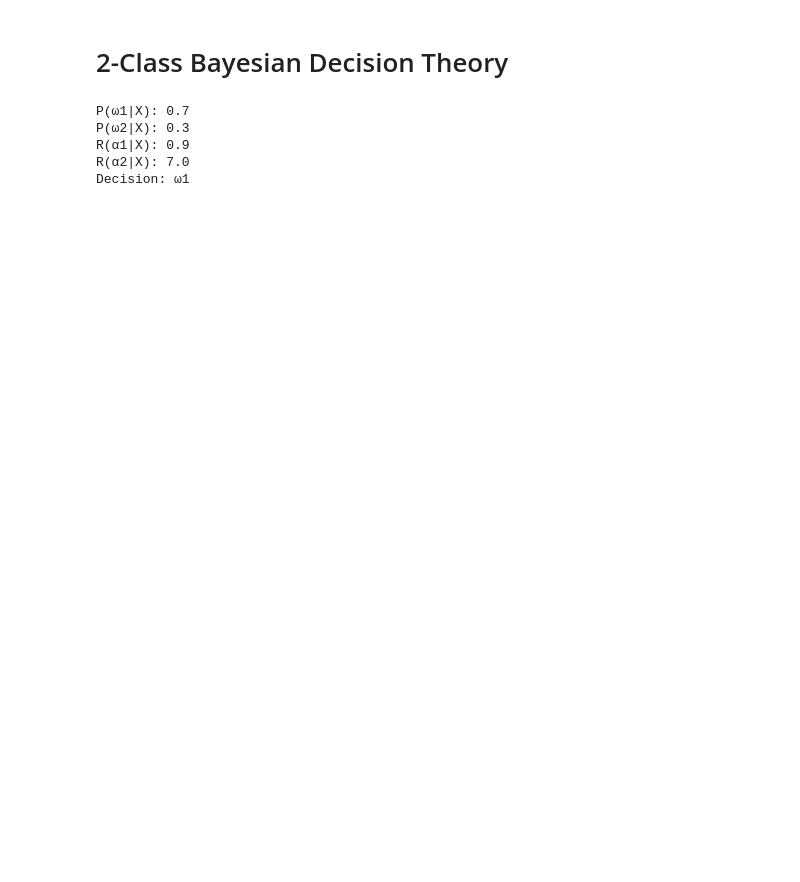
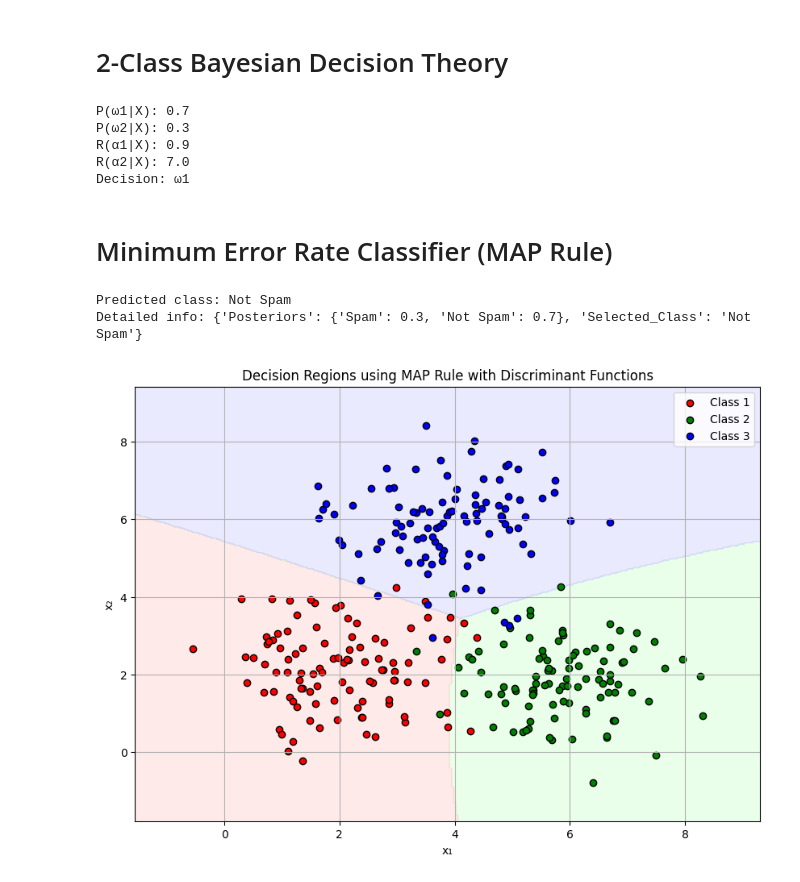
Before and after one commit to santwan/Pattern-Recognition, a Jupyter notebook: Bayesian Decision Theory for two Class Classification/two-class-bayesian-theory.ipynb, the cells around one changed output. Cells and saved outputs as stored; diff of their text form; code cells hidden in the pictures; blank space fills up the shorter version.

```diff
--- a/Bayesian Decision Theory for two Class Classification/two-class-bayesian-theory.ipynb
+++ b/Bayesian Decision Theory for two Class Classification/two-class-bayesian-theory.ipynb
@@ -55,3 +55,5 @@ P(ω2|X): 0.3
 R(α1|X): 0.9
 R(α2|X): 7.0
 Decision: ω1
+# %% [markdown]
+# Minimum Error Rate Classifier (MAP Rule)
@@ -57,0 +81,65 @@ Decision: ω1
+# %%
+# Example: Posterior probabilities for two classes
+posterior = {
+    "Spam": 0.3,
+    "Not Spam": 0.7
+}
+
+decision, info = minimum_error_rate_classifier(posterior)
+
+# Output decision and debug info
+print(f"Predicted class: {decision}")
+print("Detailed info:", info)
+# %% [output]
+Predicted class: Not Spam
+Detailed info: {'Posteriors': {'Spam': 0.3, 'Not Spam': 0.7}, 'Selected_Class': 'Not Spam'}
+# %%
+import numpy as np
+import matplotlib.pyplot as plt
+from matplotlib.colors import ListedColormap
+from sklearn.naive_bayes import GaussianNB
+
+# Step 1: Generate synthetic 2D data for 3 classes
+np.random.seed(0)
+N = 100
+X1 = np.random.multivariate_normal([2, 2], [[1, 0], [0, 1]], N)
+X2 = np.random.multivariate_normal([6, 2], [[1, 0], [0, 1]], N)
+X3 = np.random.multivariate_normal([4, 6], [[1, 0], [0, 1]], N)
+
+X = np.vstack([X1, X2, X3])
+y = np.array([0]*N + [1]*N + [2]*N)  # class labels: 0,1,2
+
+# Step 2: Fit Gaussian Naive Bayes (we use it for its posterior computation)
+clf = GaussianNB()
+clf.fit(X, y)
+
+# Step 3: Create meshgrid for decision region visualization
+x_min, x_max = X[:, 0].min() - 1, X[:, 0].max() + 1
+y_min, y_max = X[:, 1].min() - 1, X[:, 1].max() + 1
+xx, yy = np.meshgrid(np.linspace(x_min, x_max, 300),
+                     np.linspace(y_min, y_max, 300))
+grid = np.c_[xx.ravel(), yy.ravel()]
+
+# Step 4: Predict class using MAP (argmax posterior)
+Z = clf.predict(grid)
+Z = Z.reshape(xx.shape)
+
+# Step 5: Plot
+plt.figure(figsize=(10, 7))
+cmap_background = ListedColormap(['#FFCCCC', '#CCFFCC', '#CCCCFF'])
+cmap_points = ['red', 'green', 'blue']
+
+plt.contourf(xx, yy, Z, alpha=0.4, cmap=cmap_background)
+
+# Plot data points
+for i, color in enumerate(cmap_points):
+    plt.scatter(X[y == i, 0], X[y == i, 1], c=color, label=f'Class {i+1}', edgecolor='k')
+
+plt.title("Decision Regions using MAP Rule with Discriminant Functions")
+plt.xlabel("x₁")
+plt.ylabel("x₂")
+plt.legend()
+plt.grid(True)
+plt.show()
+# %% [output]
+[figure, added]
```
Also changed, not shown: parts of 1 cell of this notebook.
